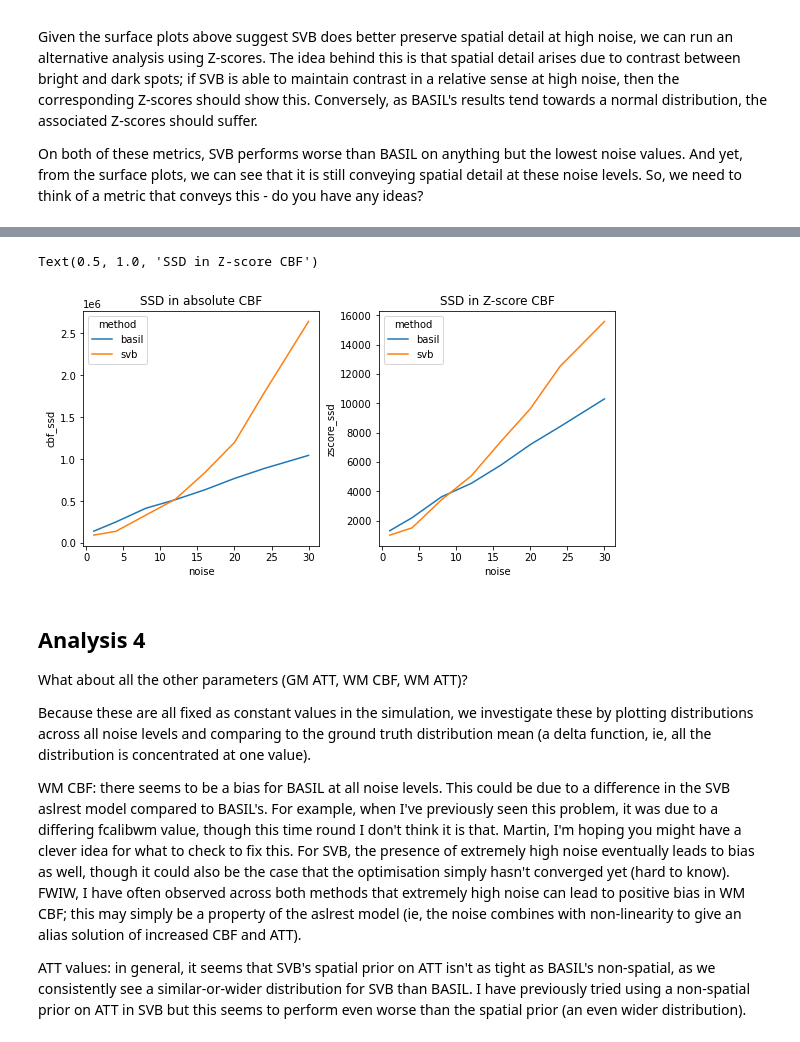
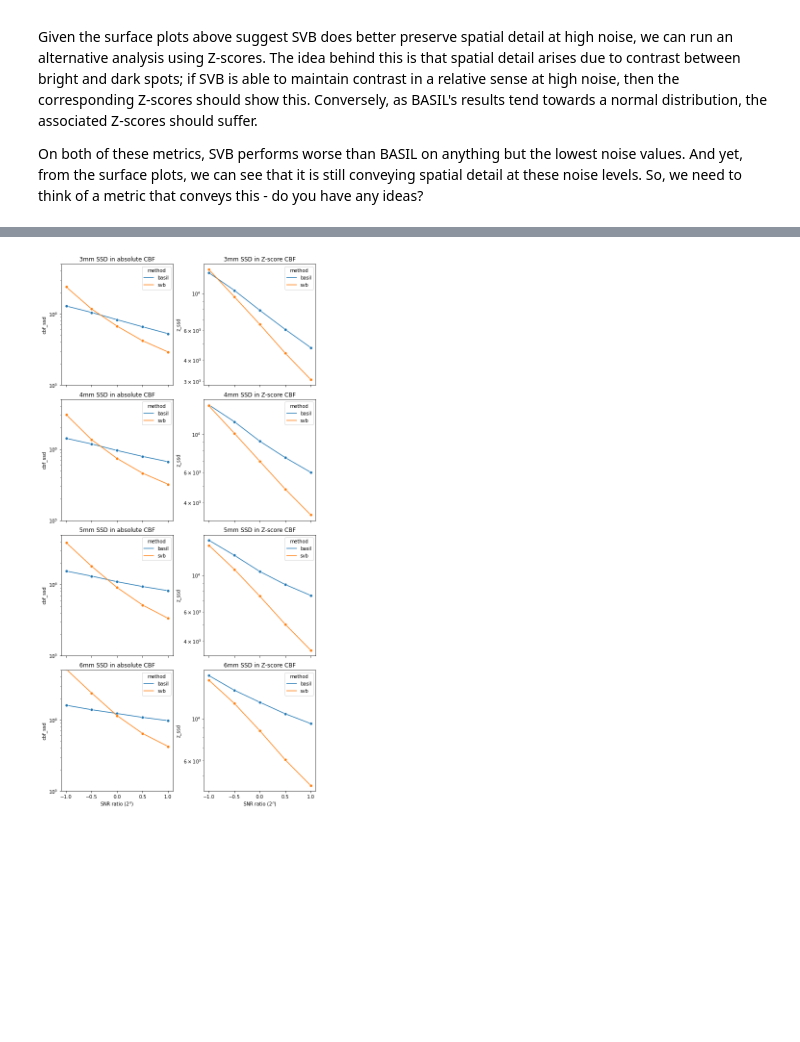
Before and after one commit to tomfrankkirk/svb_evaluation, a Jupyter notebook: brain_eval.ipynb, the cells around one changed output, grey strips where cells are left out. Cells and saved outputs as stored; diff of their text form; code cells hidden in the pictures; blank space fills up the shorter version.

Commit message:
mutli-PLD SNR analysis working nicely

```diff
--- a/brain_eval.ipynb
+++ b/brain_eval.ipynb
@@ -258,0 +429,18 @@ fig.show()
+# %%
+fig, axes_all = plt.subplots(1, 5, constrained_layout=True, figsize=(15,3), sharex=True, sharey=True)
+reds = get_cmap('Reds')
+blues = get_cmap('Blues')
+
+
+for ax, snr in zip(axes_all, SNR_RATIO):
+    sns.kdeplot(x=ctx_cbf[thick_mask], label='truth', ax=ax, color=cmap[2])
+
+    for vidx, v in enumerate(vox_sizes):
+        sns.kdeplot(x=df.loc['svb', v, snr]['gm_cbf'][thick_mask], label=f'svb {v}', ax=ax, color=reds((vidx+1)/vox_sizes.size))
+        sns.kdeplot(x=df.loc['basil', v, snr]['gm_cbf'][thick_mask], label=f'basil {v}', ax=ax, color=blues((vidx+1)/vox_sizes.size))
+
+    ax.set_title(f'SNR ratio 2^{snr:.1f}')
+    ax.legend()
+    ax.set_xlim(30, 90)
+
+fig.show()
@@ -266,9 +456,10 @@ Given the surface plots above suggest SVB does better preserve spatial detail at
 On both of these metrics, SVB performs worse than BASIL on anything but the lowest noise values. And yet, from the surface plots, we can see that it is still conveying spatial detail at these noise levels. So, we need to think of a metric that conveys this - do you have any ideas?
 # %%
 cbf_ssd = df.gm_cbf.apply(lambda c: ((c - ctx_cbf)[thick_mask] ** 2).sum())
-df['cbf_ssd'] = cbf_ssd
 
 cortex_zscore = df.gm_cbf.apply(stats.zscore)
 true_zscore = stats.zscore(ctx_cbf)
 zscore_ssd = cortex_zscore.apply(lambda z: ((z - true_zscore)[thick_mask] ** 2).sum())
-df['zscore_ssd'] = zscore_ssd
+
+scores = pd.concat({'cbf_ssd': cbf_ssd, 'z_ssd': zscore_ssd}, axis=1)
+scores.head()
@@ -275,23 +474,20 @@ df['zscore_ssd'] = zscore_ssd
 # %%
-fig, axes = plt.subplots(1, 2, constrained_layout=True, sharex=True, figsize=(8,4))
+fig, axes_all = plt.subplots(len(vox_sizes), 2, sharex=True, constrained_layout=True, figsize=(8,len(vox_sizes) * 4))
 
-ax = axes[0]
-sns.lineplot(data=df, x='noise', y='cbf_ssd', hue="method", ax=ax)
-ax.set_title('SSD in absolute CBF')
+for idx, v in enumerate(vox_sizes):
 
-ax = axes[1]
-sns.lineplot(data=df, x='noise', y='zscore_ssd', hue="method", ax=ax)
-ax.set_title('SSD in Z-score CBF')
+    ax = axes_all[idx,0]
+    sns.lineplot(data=scores.xs(v, level='vox'), x='snr', y='cbf_ssd', hue="method", marker='o', ax=ax)
+    ax.set_title(f'{v}mm SSD in absolute CBF')
+    ax.set_yscale('log')
+    ax.set_xlabel(r'SNR ratio (2$^n$)')
+    ax.set_ylim(1e5, 5e6)
+
+    ax = axes_all[idx,1]
+    sns.lineplot(data=scores.xs(v, level='vox'), x='snr', y='z_ssd', hue="method", marker='o', ax=ax)
+    ax.set_title(f'{v}mm SSD in Z-score CBF')
+    ax.set_yscale('log')
+    # ax.set_xscale('log')
+    ax.set_xlabel(r'SNR ratio (2$^n$)')
 # %% [output]
-Text(0.5, 1.0, 'SSD in Z-score CBF')
-[figure, old version]
+[figure, new version]
-# %% [markdown]
-## Analysis 4
-
-What about all the other parameters (GM ATT, WM CBF, WM ATT)?
-
-Because these are all fixed as constant values in the simulation, we investigate these by plotting distributions across all noise levels and comparing to the ground truth distribution mean (a delta function, ie, all the distribution is concentrated at one value).
-
-WM CBF: there seems to be a bias for BASIL at all noise levels. This could be due to a difference in the SVB aslrest model compared to BASIL's. For example, when I've previously seen this problem, it was due to a differing fcalibwm value, though this time round I don't think it is that. Martin, I'm hoping you might have a clever idea for what to check to fix this. For SVB, the presence of extremely high noise eventually leads to bias as well, though it could also be the case that the optimisation simply hasn't converged yet (hard to know). FWIW, I have often observed across both methods that extremely high noise can lead to positive bias in WM CBF; this may simply be a property of the aslrest model (ie, the noise combines with non-linearity to give an alias solution of increased CBF and ATT).
-
-ATT values: in general, it seems that SVB's spatial prior on ATT isn't as tight as BASIL's non-spatial, as we consistently see a similar-or-wider distribution for SVB than BASIL. I have previously tried using a non-spatial prior on ATT in SVB but this seems to perform even worse than the spatial prior (an even wider distribution).
```
Also changed, not shown: parts of 28 cells of this notebook, 15 other files.
